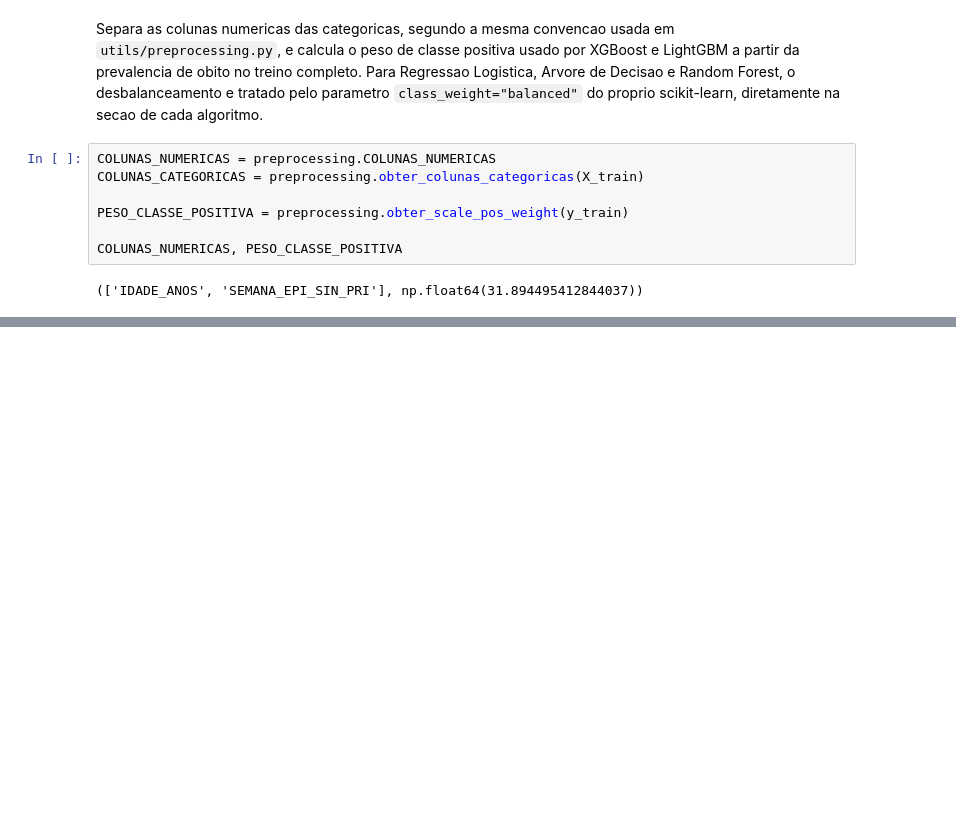
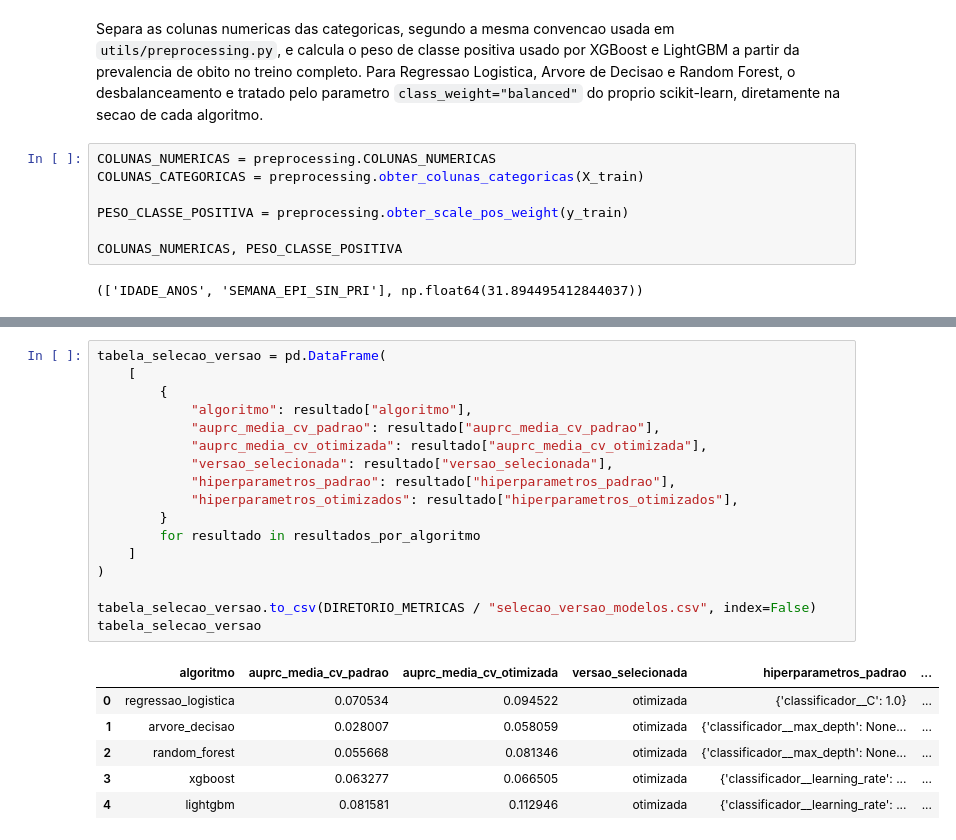
Before and after one commit to jorgedss/chikungunya_ml_project, a Jupyter notebook: notebooks/02_models/01_treino_e_teste.ipynb, the cells around one changed output, grey strips where cells are left out. Saved outputs shown, nothing was run; the diff lists cells and outputs as text; blank space fills up the shorter version.

```diff
--- a/notebooks/02_models/01_treino_e_teste.ipynb
+++ b/notebooks/02_models/01_treino_e_teste.ipynb
@@ -335,2 +538,26 @@ tabela_comparativa
+# %%
+tabela_selecao_versao = pd.DataFrame(
+    [
+        {
+            "algoritmo": resultado["algoritmo"],
+            "auprc_media_cv_padrao": resultado["auprc_media_cv_padrao"],
+            "auprc_media_cv_otimizada": resultado["auprc_media_cv_otimizada"],
+            "versao_selecionada": resultado["versao_selecionada"],
+            "hiperparametros_padrao": resultado["hiperparametros_padrao"],
+            "hiperparametros_otimizados": resultado["hiperparametros_otimizados"],
+        }
+        for resultado in resultados_por_algoritmo
+    ]
+)
+
+tabela_selecao_versao.to_csv(DIRETORIO_METRICAS / "selecao_versao_modelos.csv", index=False)
+tabela_selecao_versao
+# %% [output]
+|  | algoritmo | auprc_media_cv_padrao | auprc_media_cv_otimizada | versao_selecionada | hiperparametros_padrao | ... |
+| 0 | regressao_logistica | 0.070534 | 0.094522 | otimizada | {'classificador__C': 1.0} | ... |
+| 1 | arvore_decisao | 0.028007 | 0.058059 | otimizada | {'classificador__max_depth': None... | ... |
+| 2 | random_forest | 0.055668 | 0.081346 | otimizada | {'classificador__max_depth': None... | ... |
+| 3 | xgboost | 0.063277 | 0.066505 | otimizada | {'classificador__learning_rate': ... | ... |
+| 4 | lightgbm | 0.081581 | 0.112946 | otimizada | {'classificador__learning_rate': ... | ... |
 # %% [markdown]
 ## Sintese dos achados
```
Also changed, not shown: parts of 20 cells of this notebook.
